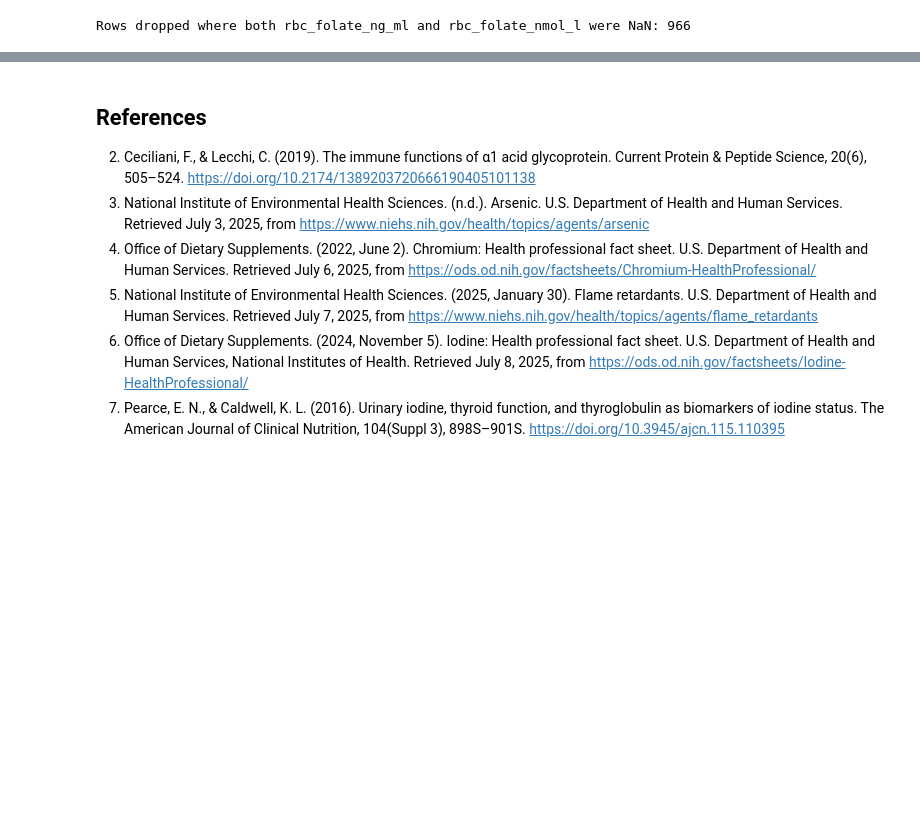
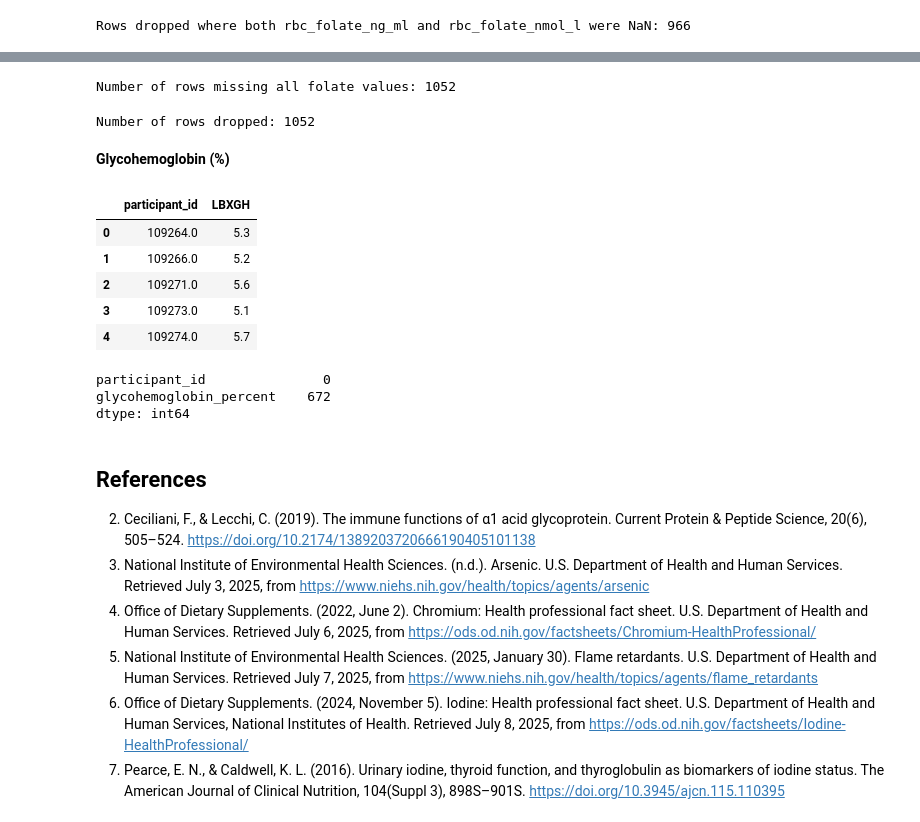
Before and after one commit to eudorach/portfolio_ds_projects, a Jupyter notebook: NHANES_analysis/NHANES_obesity_predictor.ipynb, the cells around one changed output, grey strips where cells are left out. Drawn from its saved outputs; the diff is of its cells as text; code cells hidden in the pictures; blank space fills up the shorter version.

```diff
--- a/NHANES_analysis/NHANES_obesity_predictor.ipynb
+++ b/NHANES_analysis/NHANES_obesity_predictor.ipynb
@@ -2213,0 +2261,29 @@ KeyError: 'Variable Name'
+# %%
+value_cols = [col for col in df_b13.columns if col != 'participant_id']
+rows_all_nan = df_b13[value_cols].isna().all(axis=1)
+print(f"Number of rows missing all folate values: {rows_all_nan.sum()}")
+# %% [output]
+Number of rows missing all folate values: 1052
+# %%
+# Drop rows where all value columns are NaN (excluding participant_id)
+df_b13_cleaned = df_b13[~rows_all_nan].copy()
+
+print(f"Number of rows dropped: {rows_all_nan.sum()}")
+# %% [output]
+Number of rows dropped: 1052
+# %% [markdown]
+**Glycohemoglobin (%)**
+# %%
+file_path = '2017-2020/blood/14.P_GHB.xpt'
+
+df_b14, meta = pyreadstat.read_xport(file_path)
+df_b14 = standardize_id_column(df_b14)
+# %%
+df_b14.head()
+# %% [output]
+|  | participant_id | LBXGH |
+| 0 | 109264.0 | 5.3 |
+| 1 | 109266.0 | 5.2 |
+| 2 | 109271.0 | 5.6 |
+| 3 | 109273.0 | 5.1 |
+| 4 | 109274.0 | 5.7 |
@@ -2213,0 +2292,6 @@ KeyError: 'Variable Name'
+# %%
+df_b14.isnull().sum()
+# %% [output]
+participant_id               0
+glycohemoglobin_percent    672
+dtype: int64
```
Also changed, not shown: parts of 12 cells of this notebook, 7 other files.
